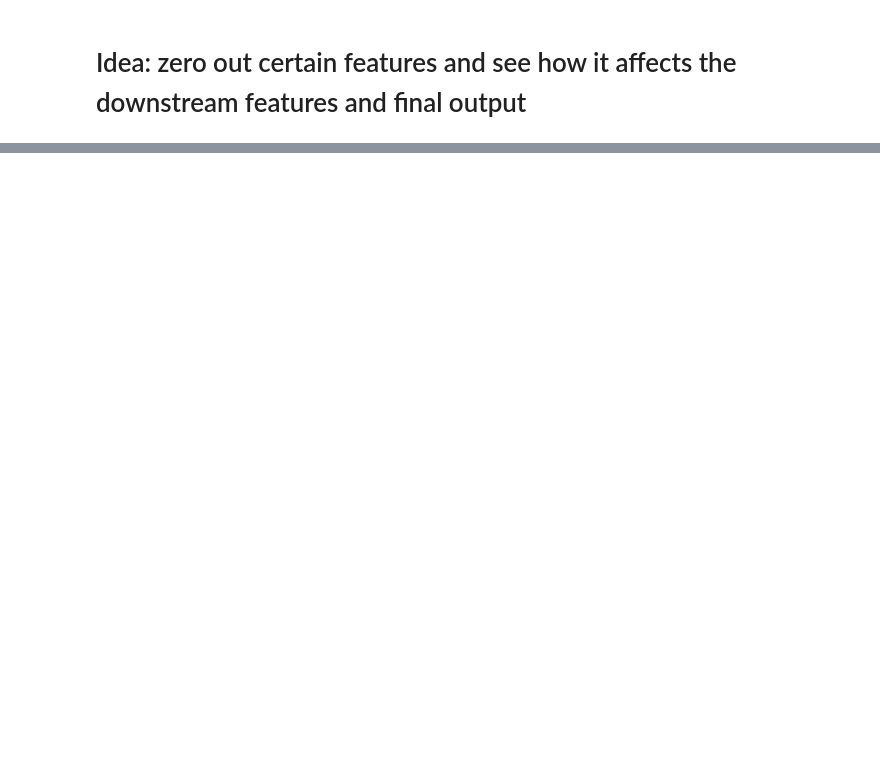
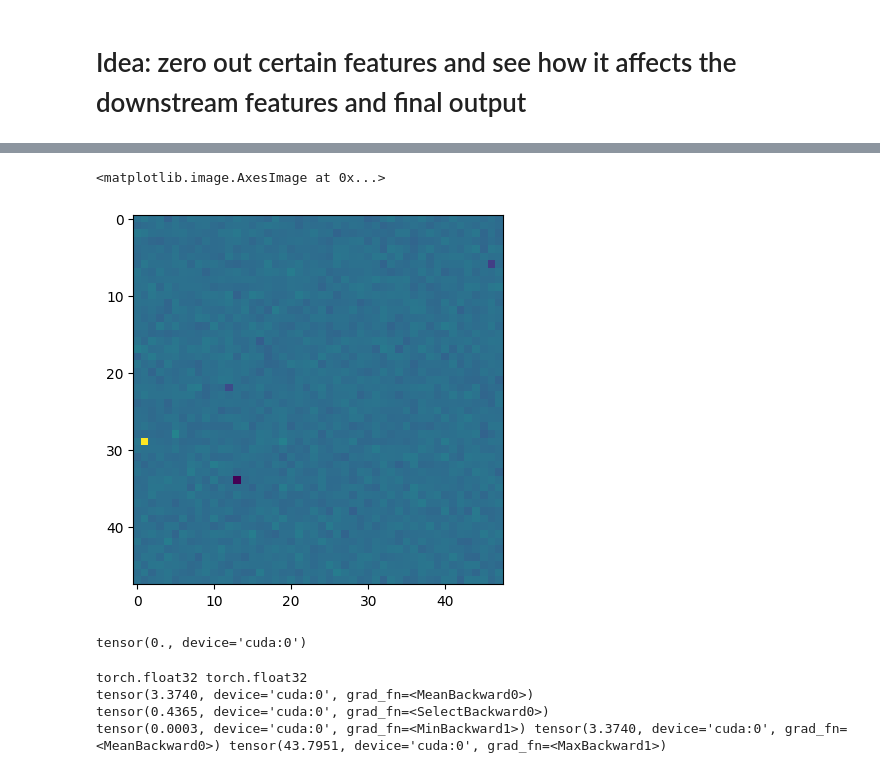
Before and after one commit to PRYtheSheep/fyp, a Jupyter notebook: gemme_test.ipynb, the cells around one changed output, grey strips where cells are left out. Cells and saved outputs as stored; diff of their text form; code cells hidden in the pictures; blank space fills up the shorter version.

```diff
--- a/gemme_test.ipynb
+++ b/gemme_test.ipynb
@@ -350,2 +549,28 @@ tensor([[[-0.5381,  0.5034,  1.4102,  ...,  0.4079,  4.9547,  0.6291],
+# %%
+z=captured[layer]
+plt.imshow(z[0, -1, :].detach().cpu().numpy().reshape(48,48))
+# %% [output]
+<matplotlib.image.AxesImage at 0x...>
+[figure, added]
+# %%
+(z[0, -1, :]-m[0, -1, :]).max()
+# %% [output]
+tensor(0., device='cuda:0')
+# %%
+x = mlp_out_after_steering[layer][:,:-1,:]
+y = cache[f"blocks.{layer}.hook_mlp_out.hook_sae_input"]
+
+print(x.dtype, y.dtype)
+print((x - y).abs().mean())
+print(torch.corrcoef(
+    torch.stack([x.flatten(), y.flatten()])
+)[0, 1])
+diff = (x - y).abs()
+print(diff.min(), diff.mean(), diff.max())
+# %% [output]
+torch.float32 torch.float32
+tensor(3.3740, device='cuda:0', grad_fn=<MeanBackward0>)
+tensor(0.4365, device='cuda:0', grad_fn=<SelectBackward0>)
+tensor(0.0003, device='cuda:0', grad_fn=<MinBackward1>) tensor(3.3740, device='cuda:0', grad_fn=<MeanBackward0>) tensor(43.7951, device='cuda:0', grad_fn=<MaxBackward1>)
 # %%
 gemma_2_2b.reset_hooks()
```
Also changed, not shown: parts of 42 cells of this notebook.
